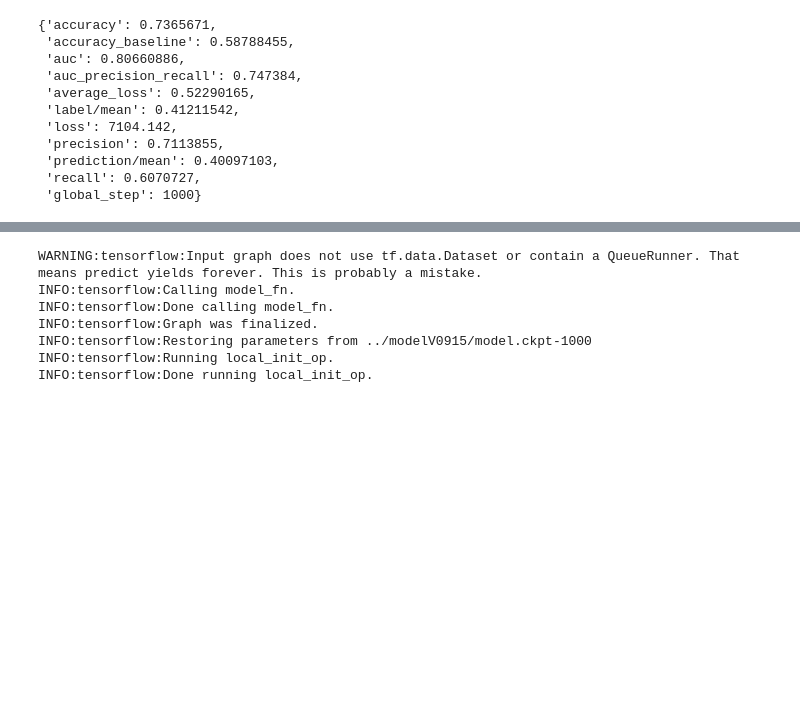
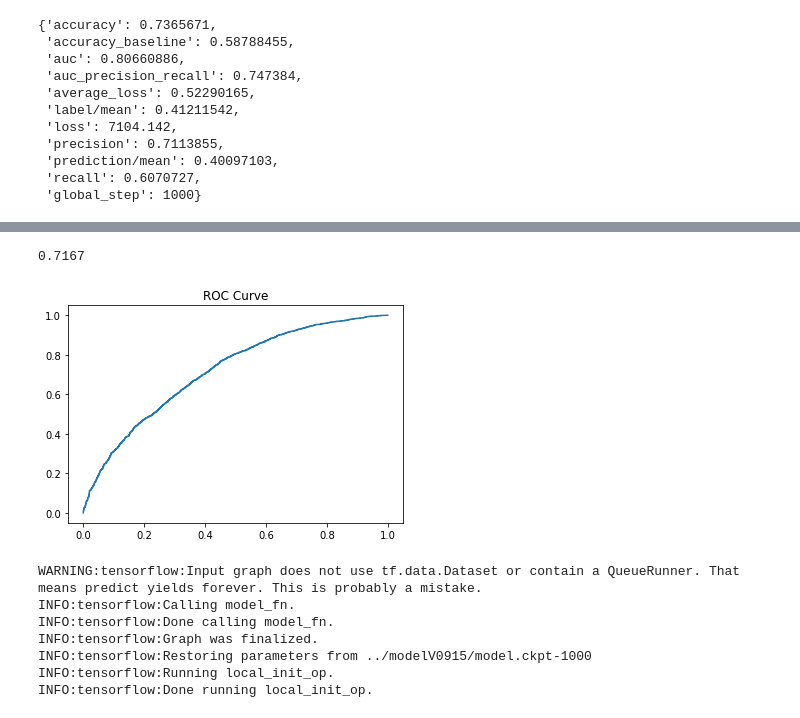
Before and after one commit to slowisfast2030/generalization, a Jupyter notebook: thu_model_train.ipynb, the cells around one changed output, grey strips where cells are left out. Saved outputs shown, nothing was run; the diff lists cells and outputs as text; code cells hidden in the pictures; blank space fills up the shorter version.

```diff
--- a/thu_model_train.ipynb
+++ b/thu_model_train.ipynb
@@ -42,3 +42,8 @@ sample_test_pickle
 | 13584 | 8a69d7c2821994530182395f8b7032c7 | 8a69f68e82198e91018234ee6739094a | 0 | 30.0 | 5 | 5 | 1 | ... |
 | 13585 | 8a69d7c282199453018247bac4a36859 | 8a69f6f8823a93b9018247c30aca4e3d | 1 | 47.0 | 5 | 5 | 1 | ... |
 13586 rows × 25 columns
+# %%
+sample_gen_pickle = pd.read_pickle('../generalization_data/sample_gen_processed_processed_6108.pkl')
+# %%
+sample_gen_pickle = sample_gen_pickle.reset_index(drop=True)
+sample_gen_pickle
@@ -355,0 +480,7 @@ p = m.predict(input_fn=lambda: input_fn(sample_test_pickle), checkpoint_path = '
+# %%
+##################################################################################################
+# 对泛化数据预测
+
+real_label = sample_gen_pickle[['model_label'] + ['cv_id', 'jd_id']]
+real_label
+##################################################################################################
@@ -356,3 +501,27 @@ p = m.predict(input_fn=lambda: input_fn(sample_test_pickle), checkpoint_path = '
+# %%
+##################################################################################################
+
+import numpy as np
+from sklearn import metrics
+from matplotlib import pyplot as plot
+from sklearn.metrics import auc
+
+y = np.array(real_label['model_label'])
+scores = np.array(pred_label[1])
+
+fpr, tpr, thresholds = metrics.roc_curve(y, scores)
+AUC = round(auc(fpr, tpr), 4)
+print(AUC)
+plot.figure("ROC Curve")
+plot.title("ROC Curve")
+plot.xlabel = ('FPR')
+plot.ylabel = ('TPR')
+plot.plot(fpr, tpr, label='ROC')
+plot.show()
+##################################################################################################
+# %% [output]
+0.7167
+[figure, added]
 # %%
 count = 0
 pred = []
```
Also changed, not shown: parts of 7 cells of this notebook.
